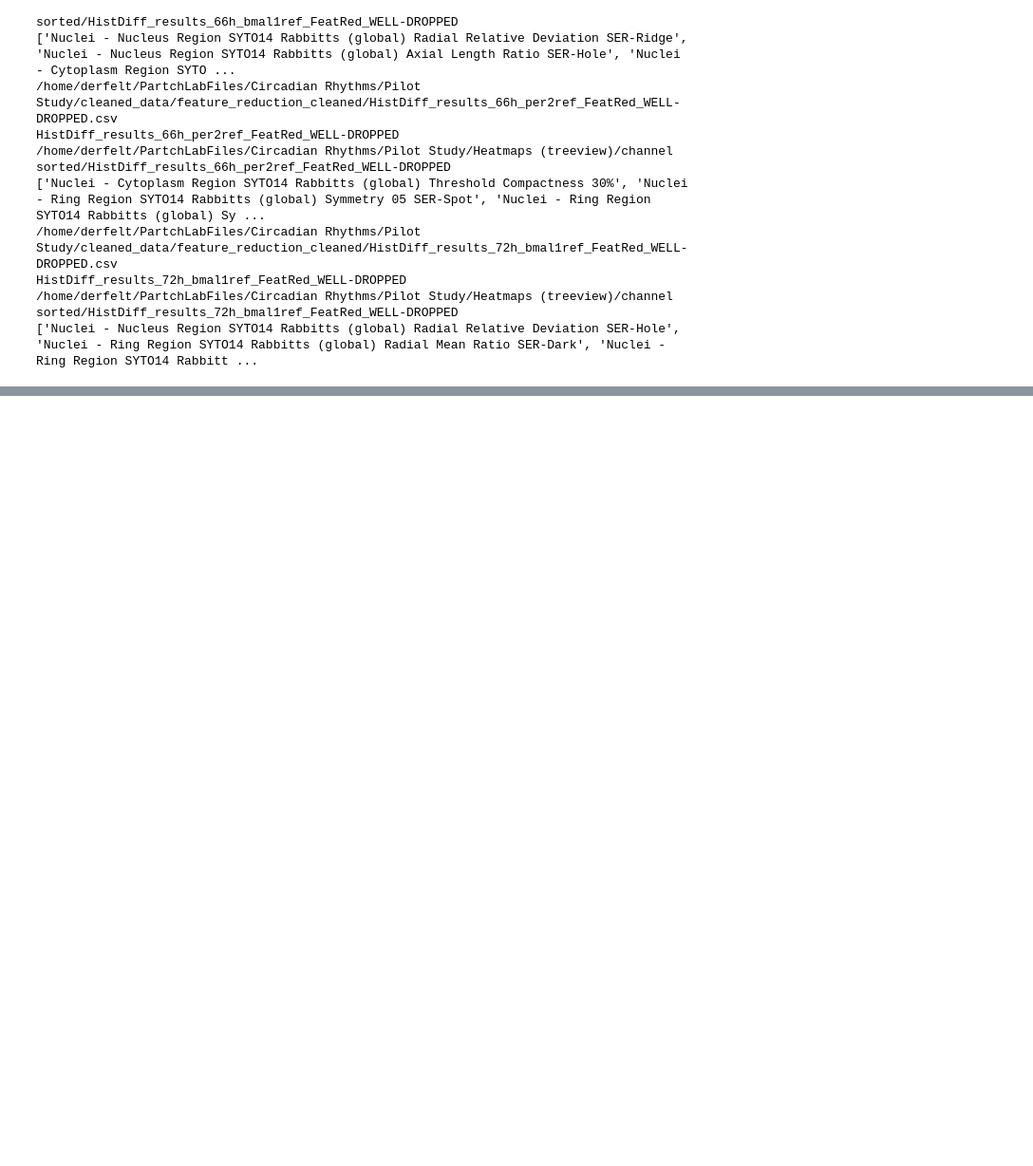
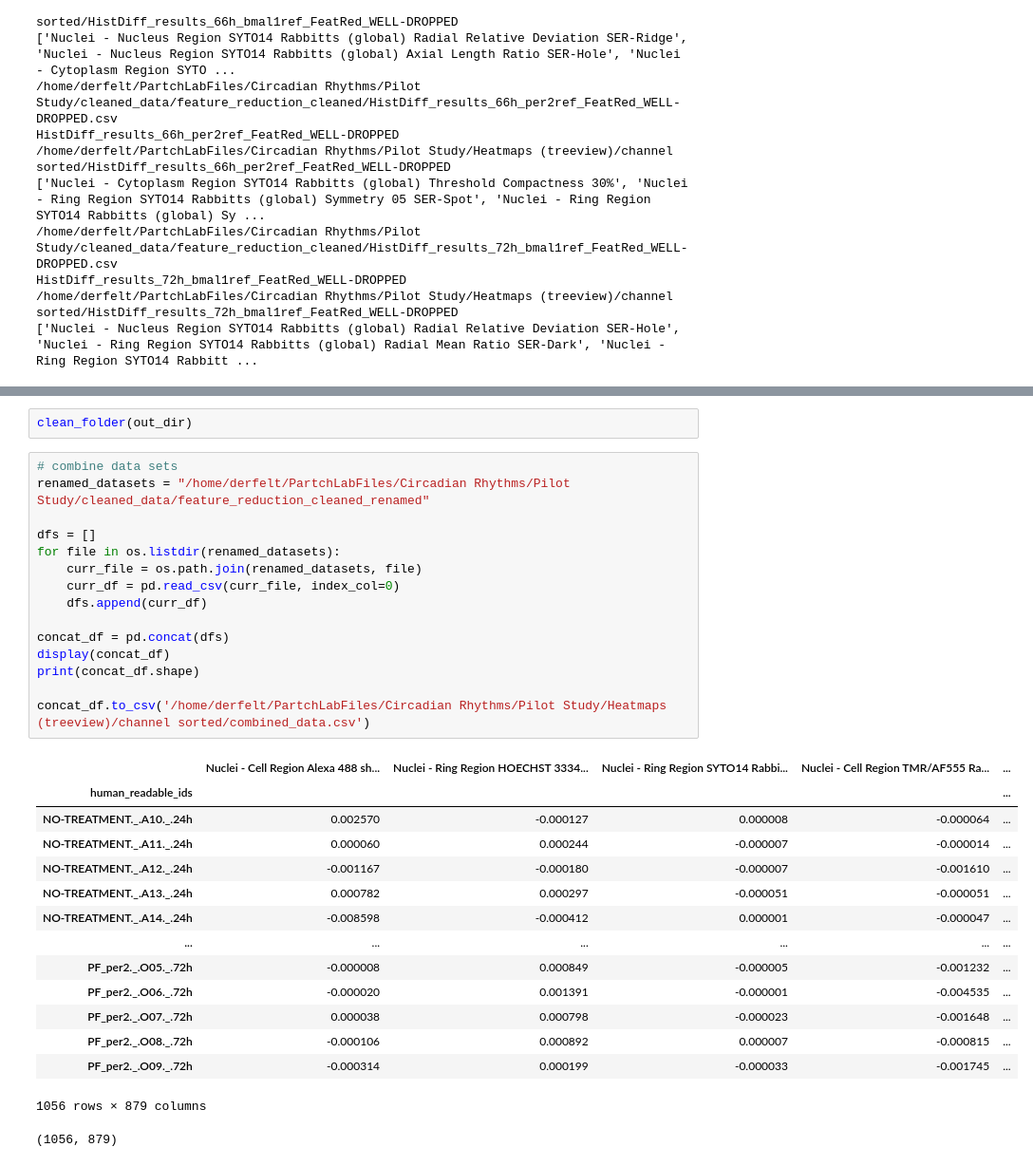
Before and after one commit to derfelterciano/PartchLab, a Jupyter notebook: circadian_rhythms/pilot_study/treeview_visualization/sorted_channels.ipynb, the cells around one changed output, grey strips where cells are left out. Shown at 95% size. Drawn from its saved outputs; the diff is of its cells as text; blank space fills up the shorter version.

Commit message:
set up for heatmap processing

```diff
--- a/circadian_rhythms/pilot_study/treeview_visualization/sorted_channels.ipynb
+++ b/circadian_rhythms/pilot_study/treeview_visualization/sorted_channels.ipynb
@@ -118,0 +139,33 @@ HistDiff_results_72h_bmal1ref_FeatRed_WELL-DROPPED
+# %%
+clean_folder(out_dir)
+# %%
+# combine data sets
+renamed_datasets = "/home/derfelt/PartchLabFiles/Circadian Rhythms/Pilot Study/cleaned_data/feature_reduction_cleaned_renamed"
+
+dfs = []
+for file in os.listdir(renamed_datasets):
+    curr_file = os.path.join(renamed_datasets, file)
+    curr_df = pd.read_csv(curr_file, index_col=0)
+    dfs.append(curr_df)
+
+concat_df = pd.concat(dfs)
+display(concat_df)
+print(concat_df.shape)
+
+concat_df.to_csv('/home/derfelt/PartchLabFiles/Circadian Rhythms/Pilot Study/Heatmaps (treeview)/channel sorted/combined_data.csv')
+# %% [output]
+|  | Nuclei - Cell Region Alexa 488 sh... | Nuclei - Ring Region HOECHST 3334... | Nuclei - Ring Region SYTO14 Rabbi... | Nuclei - Cell Region TMR/AF555 Ra... | ... |
+| human_readable_ids |  |  |  |  | ... |
+| NO-TREATMENT._.A10._.24h | 0.002570 | -0.000127 | 0.000008 | -0.000064 | ... |
+| NO-TREATMENT._.A11._.24h | 0.000060 | 0.000244 | -0.000007 | -0.000014 | ... |
+| NO-TREATMENT._.A12._.24h | -0.001167 | -0.000180 | -0.000007 | -0.001610 | ... |
+| NO-TREATMENT._.A13._.24h | 0.000782 | 0.000297 | -0.000051 | -0.000051 | ... |
+| NO-TREATMENT._.A14._.24h | -0.008598 | -0.000412 | 0.000001 | -0.000047 | ... |
+| ... | ... | ... | ... | ... | ... |
+| PF_per2._.O05._.72h | -0.000008 | 0.000849 | -0.000005 | -0.001232 | ... |
+| PF_per2._.O06._.72h | -0.000020 | 0.001391 | -0.000001 | -0.004535 | ... |
+| PF_per2._.O07._.72h | 0.000038 | 0.000798 | -0.000023 | -0.001648 | ... |
+| PF_per2._.O08._.72h | -0.000106 | 0.000892 | 0.000007 | -0.000815 | ... |
+| PF_per2._.O09._.72h | -0.000314 | 0.000199 | -0.000033 | -0.001745 | ... |
+1056 rows × 879 columns
+(1056, 879)
```
Also changed, not shown: parts of 5 cells of this notebook, 2 other files.
